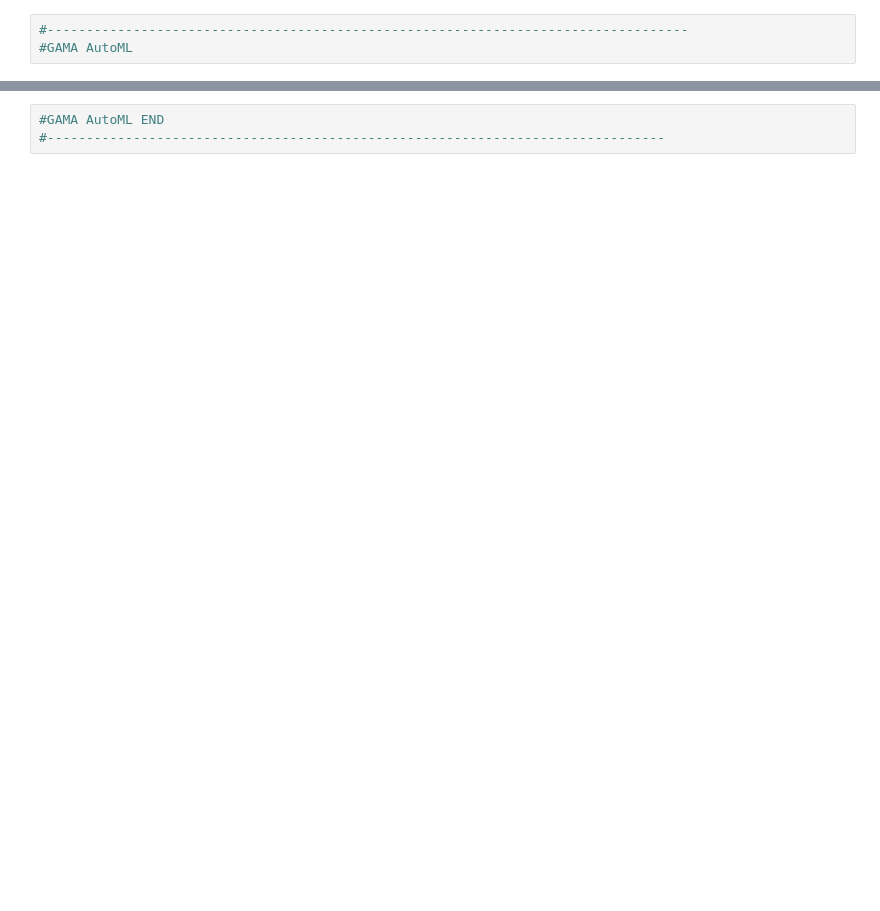
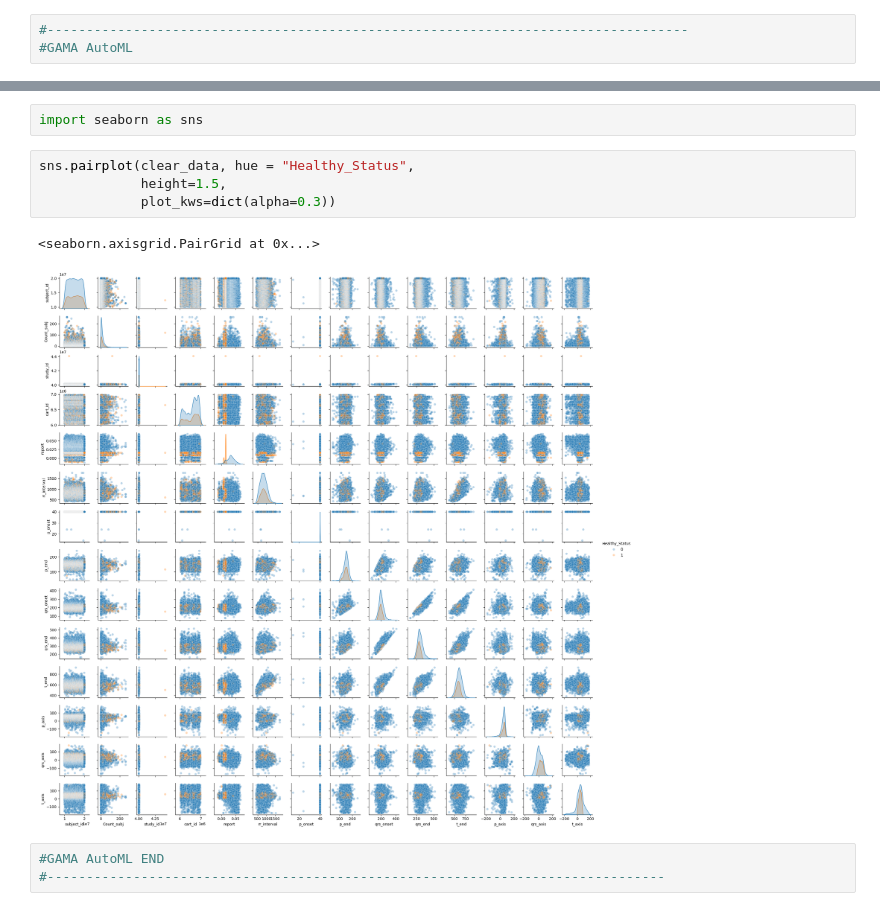
Before and after one commit to TAUforPython/BioMedAI, a Jupyter notebook: Diploma_Bukhov.ipynb, the cells around one changed output, grey strips where cells are left out. Drawn from its saved outputs; the diff is of its cells as text; blank space fills up the shorter version.

```diff
--- a/Diploma_Bukhov.ipynb
+++ b/Diploma_Bukhov.ipynb
@@ -425,3 +530,12 @@ F1-Score: 0.6575342465753425
+# %%
+import seaborn as sns
+# %%
+sns.pairplot(clear_data, hue = "Healthy_Status",
+             height=1.5,
+             plot_kws=dict(alpha=0.3))
+# %% [output]
+<seaborn.axisgrid.PairGrid at 0x...>
+[figure, added]
 # %%
 #GAMA AutoML END
 #-------------------------------------------------------------------------------
```
Also changed, not shown: parts of 12 cells of this notebook.
